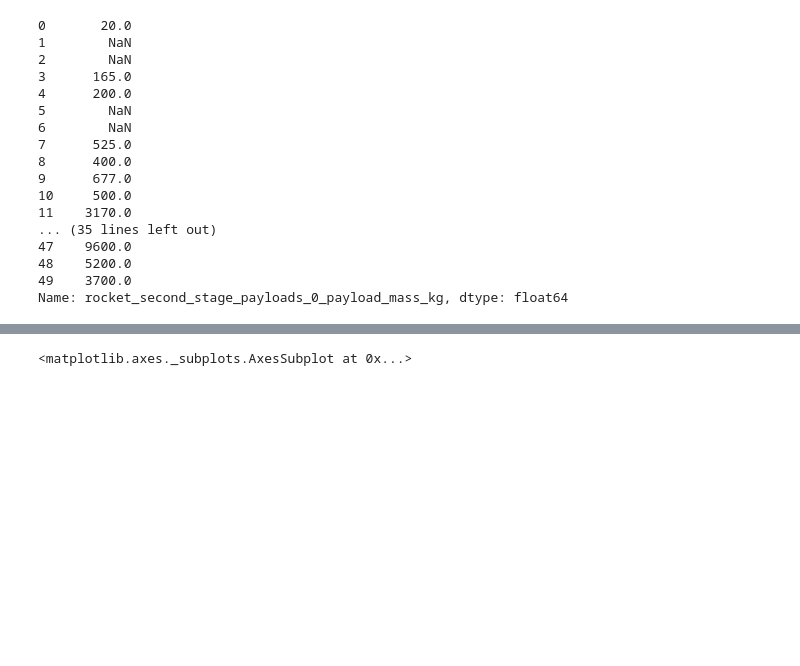
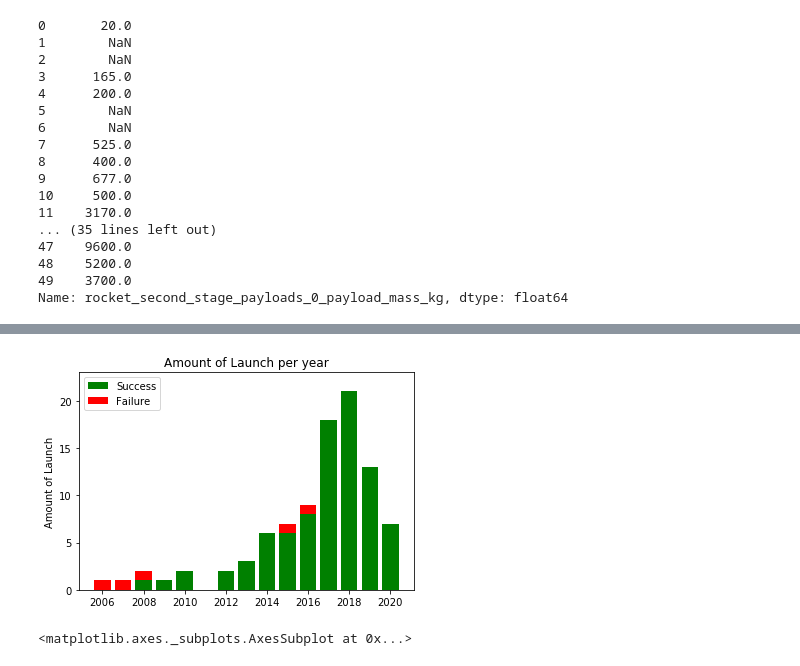
Before and after one commit to Binardino/SpaceX_launches, a Jupyter notebook: notebooks/SpaceX API_EDA.ipynb, the cells around one changed output, grey strips where cells are left out. Cells and saved outputs as stored; diff of their text form; code cells hidden in the pictures; blank space fills up the shorter version.

```diff
--- a/notebooks/SpaceX API_EDA.ipynb
+++ b/notebooks/SpaceX API_EDA.ipynb
@@ -431,0 +447,3 @@ space_date['flight_number'].plot()
+# %%
+space_date2 = spacex_data.groupby(['launch_year', 'launch_success']).agg({'flight_number':'count','rocket_second_stage_payloads_0_payload_mass_kg':'mean'}).reset_index()
+space_date2
@@ -431,0 +469,6 @@ space_date['flight_number'].plot()
+# %%
+launch_failure = pd.pivot_table(space_date2, index='launch_year', columns='launch_success')
+
+launch_failure.fillna(value=0, inplace=True)
+
+launch_failure
@@ -432,3 +512,16 @@ space_date['flight_number'].plot()
+# %%
+fig, ax = plt.subplots()
+ax.bar(launch_failure.index,launch_failure['flight_number'][1], color='g',label='Success')
+ax.bar(launch_failure.index,launch_failure['flight_number'][0], color='r', label='Failure',
+       bottom=launch_failure['flight_number'][1])
+ax.set_ylabel('Amount of Launch')
+ax.set_title('Amount of Launch per year')
+ax.set_ylim(top=23)
+ax.legend()
+
+plt.show()
+# %% [output]
+[figure, added]
 # %%
 space_date['rocket_second_stage_payloads_0_payload_mass_kg'].plot()
 # %% [output]
```
Also changed, not shown: parts of 56 cells of this notebook, 2 other files.
